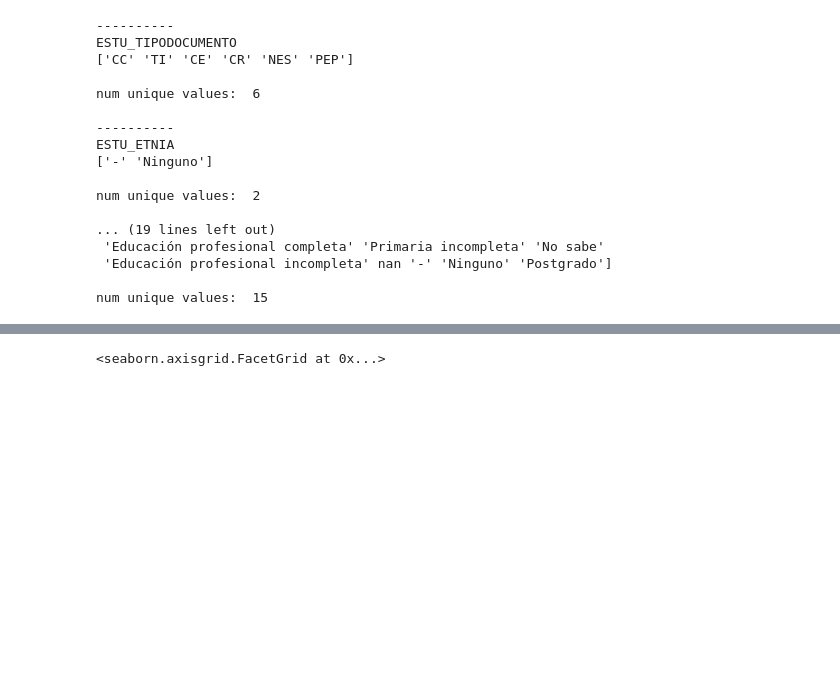
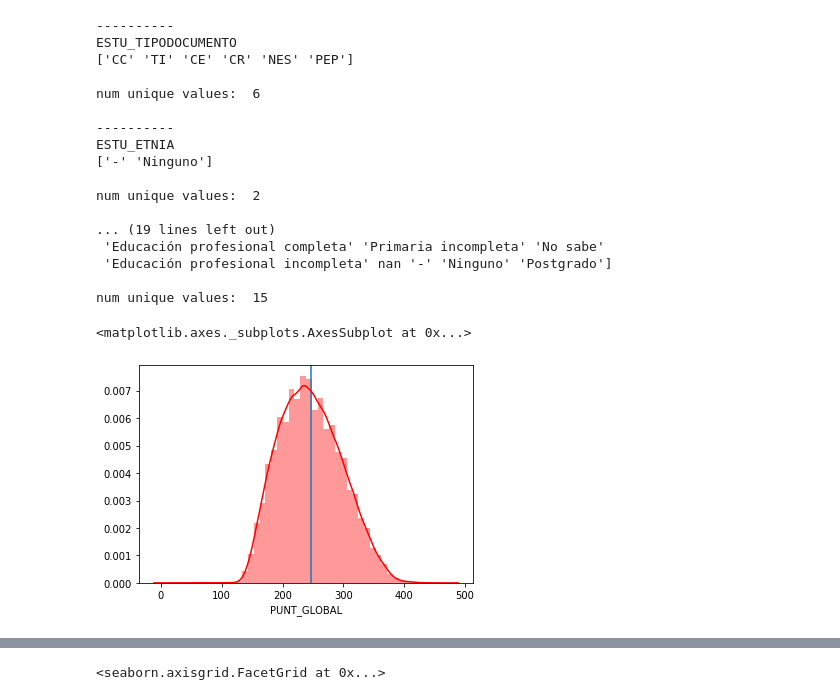
Before and after one commit to alejandracascru/dS4A_team67, a Jupyter notebook: notebooks/1.0-dm-saber-eda.ipynb, the cells around one changed output, grey strips where cells are left out. Saved outputs shown, nothing was run; the diff lists cells and outputs as text; code cells hidden in the pictures; blank space fills up the shorter version.

```diff
--- a/notebooks/1.0-dm-saber-eda.ipynb
+++ b/notebooks/1.0-dm-saber-eda.ipynb
@@ -54,6 +54,7 @@ Index(['ESTU_TIPODOCUMENTO', 'ESTU_NACIONALIDAD', 'ESTU_GENERO',
       dtype='object')
 # %%
 saber_copa = saber_df_2019_2[(saber_df_2019_2['ESTU_MCPIO_RESIDE'] == 'COPACABANA')]
+saber_otros = saber_df_2019_2[(saber_df_2019_2['ESTU_MCPIO_RESIDE'] != 'COPACABANA')]
 # %%
 saber_copa.shape
 # %% [output]
@@ -98,3 +99,9 @@ num unique values:  2
  'Educación profesional incompleta' nan '-' 'Ninguno' 'Postgrado']
 
 num unique values:  15
+# %%
+plt.axvline(saber_otros['PUNT_GLOBAL'].mean())
+sns.distplot(saber_otros['PUNT_GLOBAL'], bins=50, color='r')
+# %% [output]
+<matplotlib.axes._subplots.AxesSubplot at 0x...>
+[figure, added]
```
Also changed, not shown: parts of 4 cells of this notebook.
